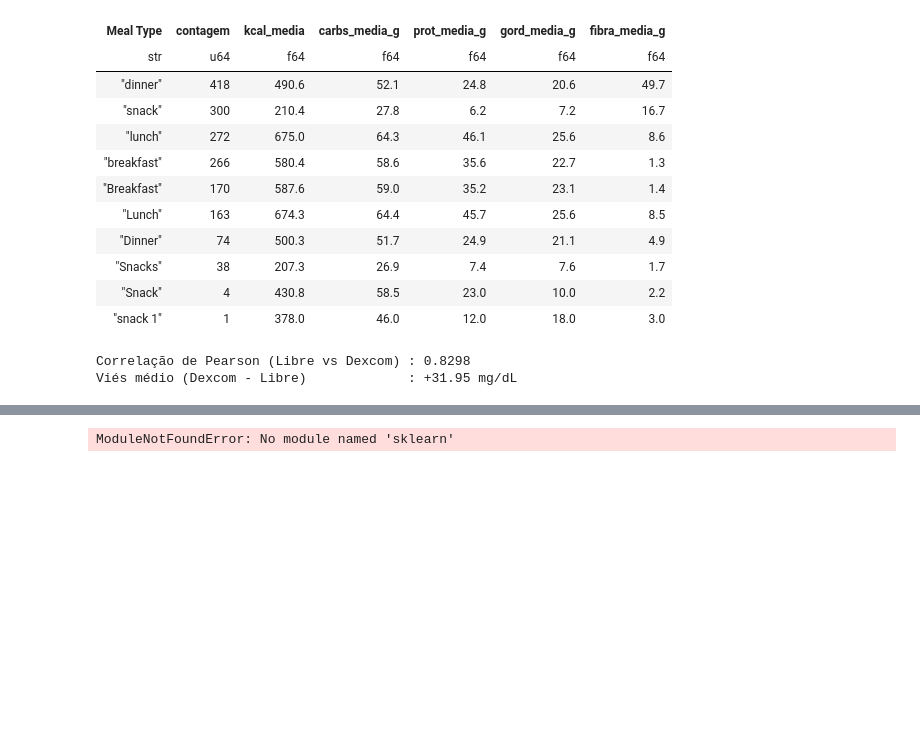
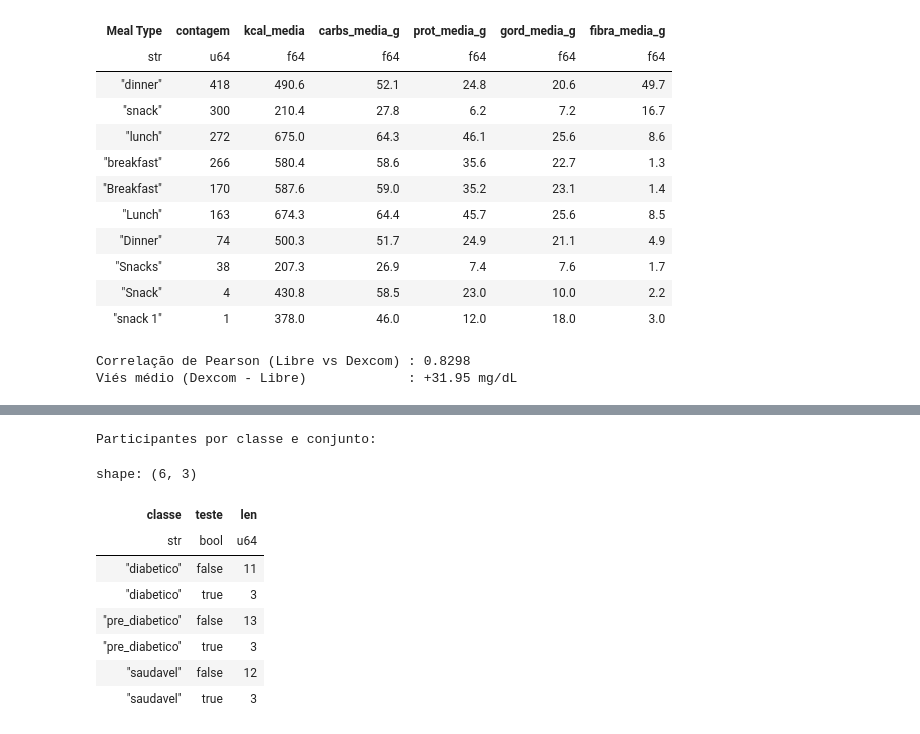
Before and after one commit to MikaelMenez/sugestao_glicose, a Jupyter notebook: Untitled.ipynb, the cells around one changed output, grey strips where cells are left out. Drawn from its saved outputs; the diff is of its cells as text; code cells hidden in the pictures; blank space fills up the shorter version.

```diff
--- a/Untitled.ipynb
+++ b/Untitled.ipynb
@@ -248,12 +242,38 @@ shape: (5, 45)
 # %%
-from sklearn.model_selection import train_test_split
+# Classe de diabetes pelo A1c (<5.7 saudável | 5.7-6.4 pré-diabético | >6.4 diabético)
+classe = (
+    df_bio.select("subject", pl.col("A1c PDL (Lab)").alias("a1c"))
+    .with_columns(
+        pl.when(pl.col("a1c") < 5.7).then(pl.lit("saudavel"))
+        .when(pl.col("a1c") <= 6.4).then(pl.lit("pre_diabetico"))
+        .otherwise(pl.lit("diabetico"))
+        .alias("classe")
+    )
+)
+df_novo = df_novo.join(classe.select("subject", "classe"), on="subject", how="left")
 
-features = [
+# Split por PARTICIPANTE, estratificado por classe (mesma pessoa nunca fica em treino e teste)
+SEED, TEST_FRAC = 42, 0.2
+part = classe.with_columns(
+    pl.int_range(pl.len()).shuffle(seed=SEED).over("classe").alias("_rank"),
+    (pl.len().over("classe") * TEST_FRAC).round().cast(pl.Int64).alias("_n_test"),
+)
+test_ids = part.filter(pl.col("_rank") < pl.col("_n_test"))["subject"]
+is_test = pl.col("subject").is_in(test_ids.implode())
 
-]
-
-X_train, X_valid, y_train, y_valid = train_test_split(
-    X, y, random_state=42.0
+print("Participantes por classe e conjunto:")
+display(
+    part.with_columns(is_test.alias("teste"))
+    .group_by("classe", "teste").len().sort("classe", "teste")
 )
 # %% [output]
-ModuleNotFoundError: No module named 'sklearn'
+Participantes por classe e conjunto:
+shape: (6, 3)
+| classe | teste | len |
+| str | bool | u64 |
+| "diabetico" | false | 11 |
+| "diabetico" | true | 3 |
+| "pre_diabetico" | false | 13 |
+| "pre_diabetico" | true | 3 |
+| "saudavel" | false | 12 |
+| "saudavel" | true | 3 |
```
Also changed, not shown: parts of 5 cells of this notebook.
